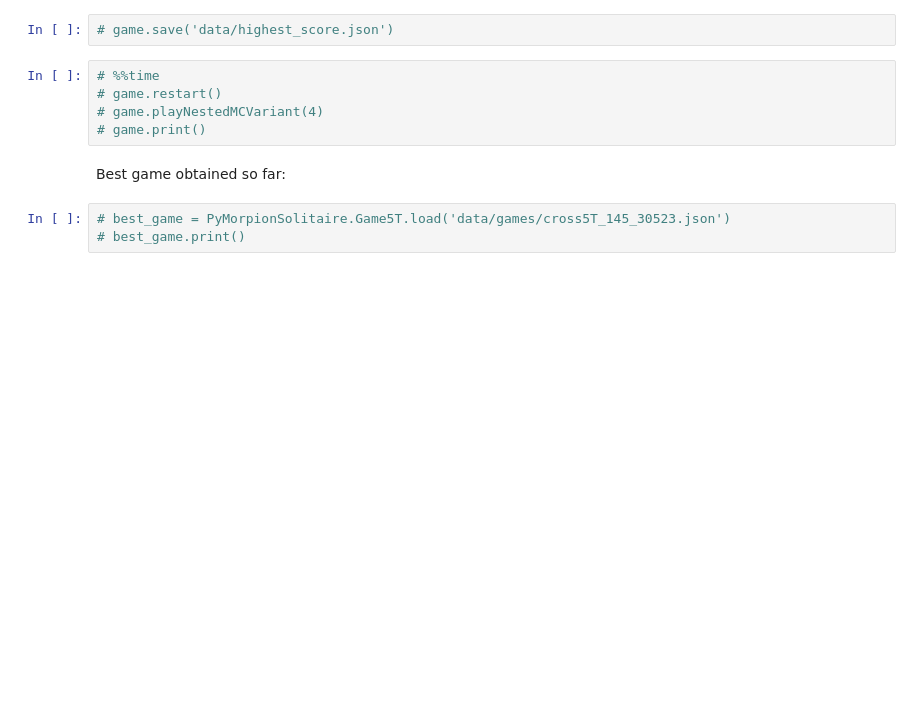
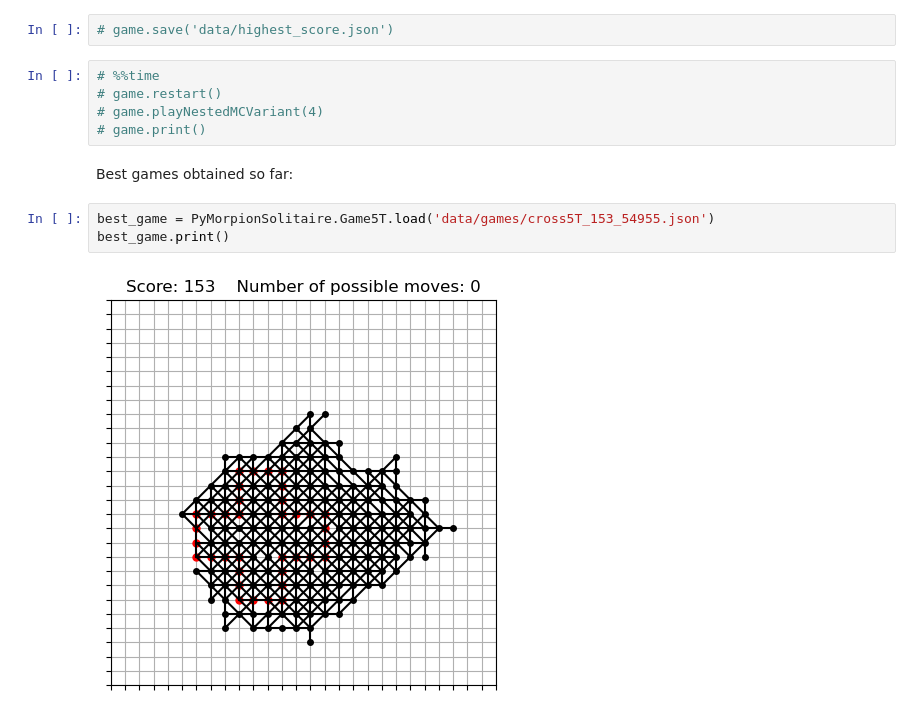
Before and after one commit to gillioz/MorpionSolitaire, a Jupyter notebook: cpp/PyMorpionSolitaire.ipynb, the cells around one changed output. Saved outputs shown, nothing was run; the diff lists cells and outputs as text; blank space fills up the shorter version.

```diff
--- a/cpp/PyMorpionSolitaire.ipynb
+++ b/cpp/PyMorpionSolitaire.ipynb
@@ -143,7 +143,9 @@ Wall time: 3min 15s
 # game.playNestedMCVariant(4)
 # game.print()
 # %% [markdown]
-Best game obtained so far:
+Best games obtained so far:
 # %%
-# best_game = PyMorpionSolitaire.Game5T.load('data/games/cross5T_145_30523.json')
-# best_game.print()
+best_game = PyMorpionSolitaire.Game5T.load('data/games/cross5T_153_54955.json')
+best_game.print()
+# %% [output]
+[figure, added]
```
Also changed, not shown: parts of 1 cell of this notebook, 22 other files.
